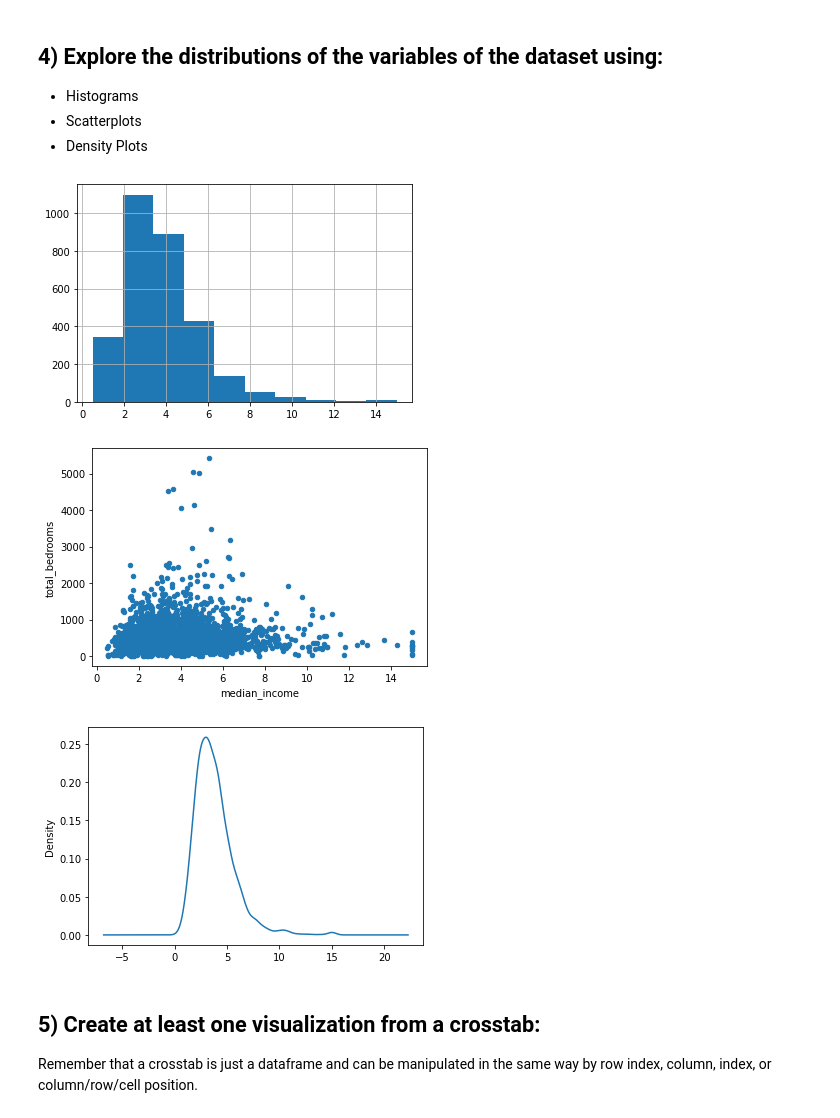
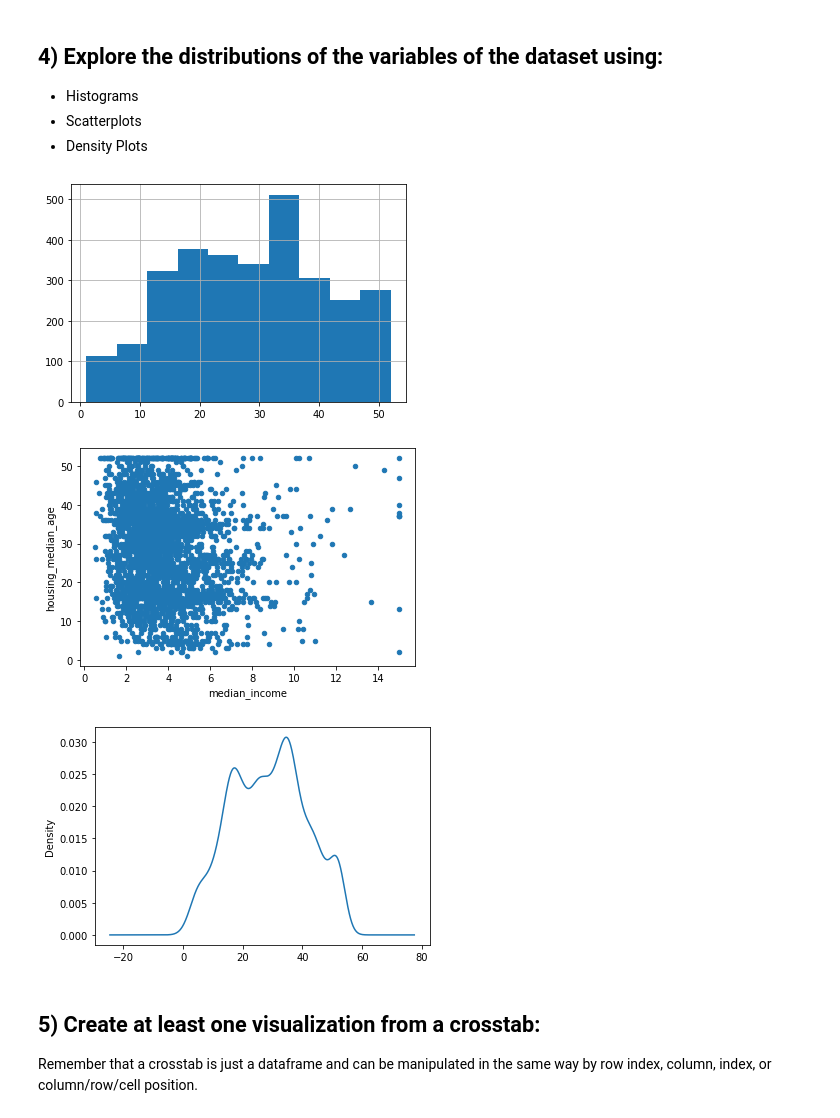
Before and after one commit to austinlasseter/DS-Unit-1-Sprint-1-Data-Wrangling-and-Storytelling, a Jupyter notebook: module1-exploratory-data-analysis/LS_DS_111_Exploratory_Data_Analysis_Assignment.ipynb, the cells around one changed output. Cells and saved outputs as stored; diff of their text form; code cells hidden in the pictures.

```diff
--- a/module1-exploratory-data-analysis/LS_DS_111_Exploratory_Data_Analysis_Assignment.ipynb
+++ b/module1-exploratory-data-analysis/LS_DS_111_Exploratory_Data_Analysis_Assignment.ipynb
@@ -181,17 +184,17 @@ pd.crosstab(ca_housing['total_rooms'],ca_housing['total_bedrooms'])
 - Density Plots
 # %%
 # Your Code Here
-ca_housing['median_income'].hist();
+ca_housing['housing_median_age'].hist();
 # %% [output]
-[figure, old version]
+[figure, new version]
 # %%
-ca_housing.plot.scatter('median_income','total_bedrooms');
+ca_housing.plot.scatter('median_income','housing_median_age');
 # %% [output]
-[figure, old version]
+[figure, new version]
 # %%
-ca_housing['median_income'].plot.density();
+ca_housing['housing_median_age'].plot.density();
 # %% [output]
-[figure, old version]
+[figure, new version]
 # %% [markdown]
 ## 5) Create at least one visualization from a crosstab:
 
```
Also changed, not shown: parts of 6 cells of this notebook.
